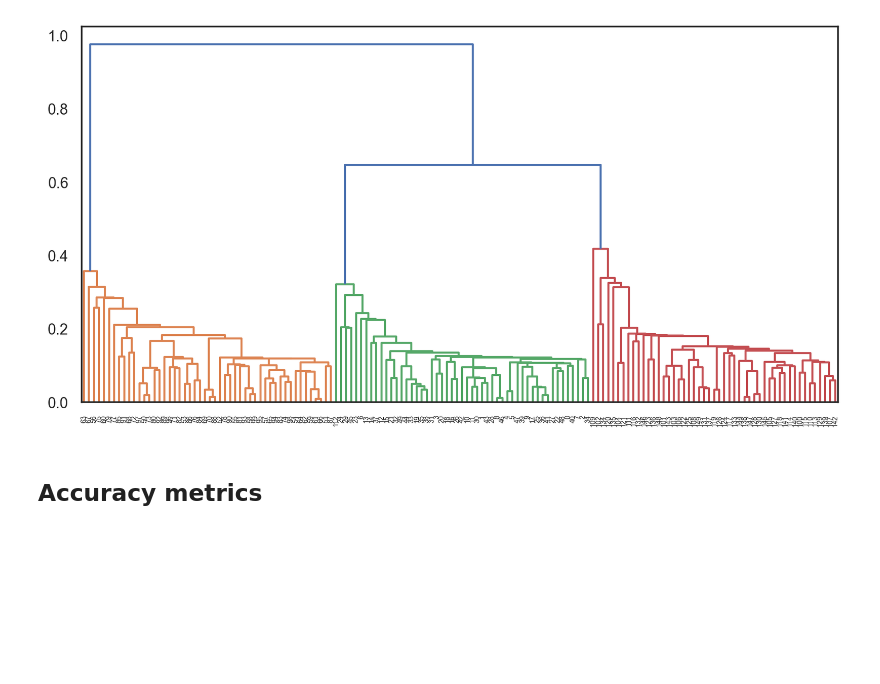
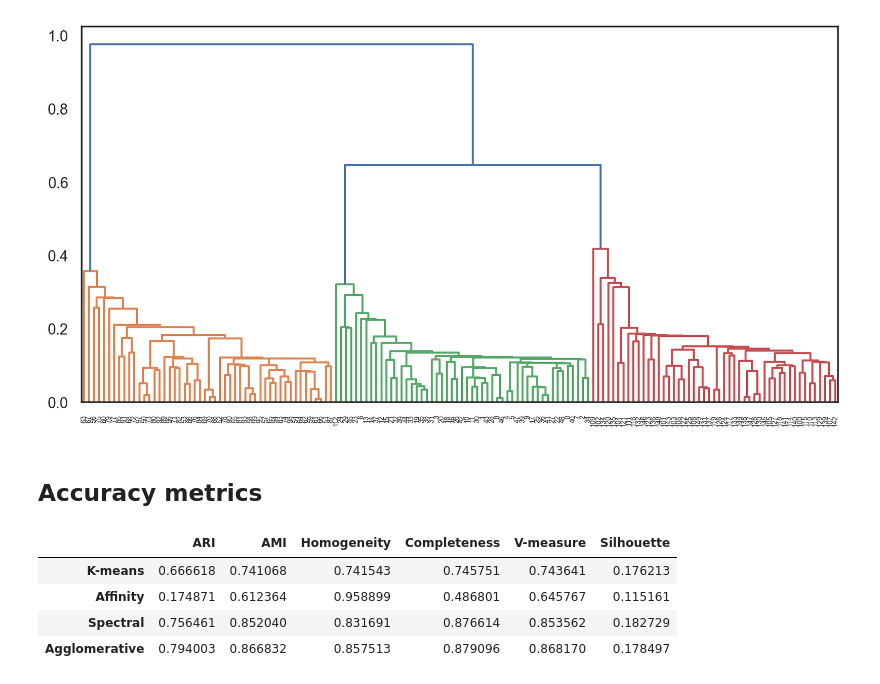
Before and after one commit to rahulrajesh131999/ai-ml-dl-journey, a Jupyter notebook: topic-7/pca.ipynb, the cells around one changed output. Saved outputs shown, nothing was run; the diff lists cells and outputs as text; code cells hidden in the pictures; blank space fills up the shorter version.

```diff
--- a/topic-7/pca.ipynb
+++ b/topic-7/pca.ipynb
@@ -1513,3 +1517,50 @@ dn = hierarchy.dendrogram(Z, color_threshold=0.5)
 [figure]
 # %% [markdown]
 ## Accuracy metrics
+# %%
+import pandas as pd
+from sklearn import datasets, metrics
+from sklearn.cluster import (AffinityPropagation, AgglomerativeClustering, KMeans, SpectralClustering)
+
+data = datasets.load_digits()
+X, y = data.data, data.target
+
+algorithms = []
+
+algorithms.append(KMeans(n_clusters=10, random_state=1, n_init="auto"))
+algorithms.append(AffinityPropagation())
+algorithms.append(
+    SpectralClustering(n_clusters=10, random_state=1, affinity="nearest_neighbors")
+)
+algorithms.append(AgglomerativeClustering(n_clusters=10))
+
+data = []
+
+for algo in algorithms:
+    algo.fit(X)
+    data.append(
+        (
+            {
+                "ARI": metrics.adjusted_rand_score(y, algo.labels_),
+                "AMI": metrics.adjusted_mutual_info_score(y, algo.labels_),
+                "Homogeneity": metrics.homogeneity_score(y, algo.labels_),
+                "Completeness": metrics.completeness_score(y, algo.labels_),
+                "V-measure": metrics.v_measure_score(y, algo.labels_),
+                "Silhouette": metrics.silhouette_score(X, algo.labels_),
+            }
+        )
+    )
+
+results = pd.DataFrame(
+    data=data,
+    columns=["ARI", "AMI", "Homogeneity", "Completeness", "V-measure", "Silhouette"],
+    index=["K-means", "Affinity", "Spectral", "Agglomerative"],
+)
+
+results
+# %% [output]
+|  | ARI | AMI | Homogeneity | Completeness | V-measure | Silhouette |
+| K-means | 0.666618 | 0.741068 | 0.741543 | 0.745751 | 0.743641 | 0.176213 |
+| Affinity | 0.174871 | 0.612364 | 0.958899 | 0.486801 | 0.645767 | 0.115161 |
+| Spectral | 0.756461 | 0.852040 | 0.831691 | 0.876614 | 0.853562 | 0.182729 |
+| Agglomerative | 0.794003 | 0.866832 | 0.857513 | 0.879096 | 0.868170 | 0.178497 |
```
Also changed, not shown: parts of 1 cell of this notebook, 8 other files.
